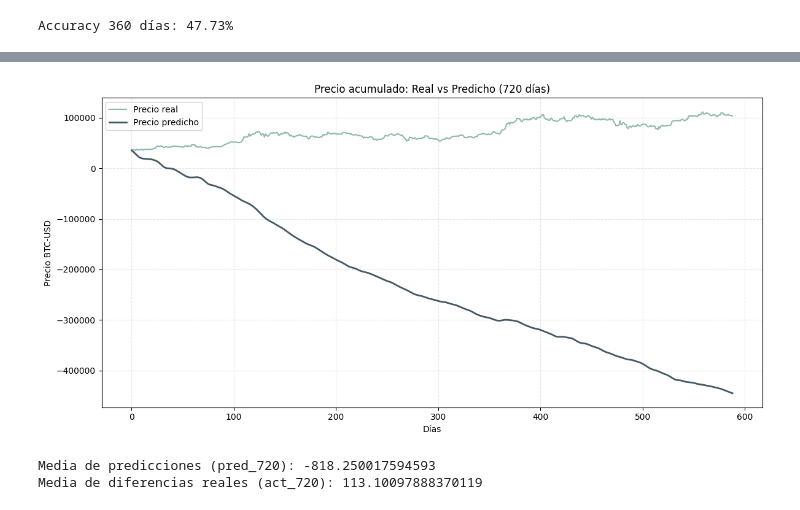
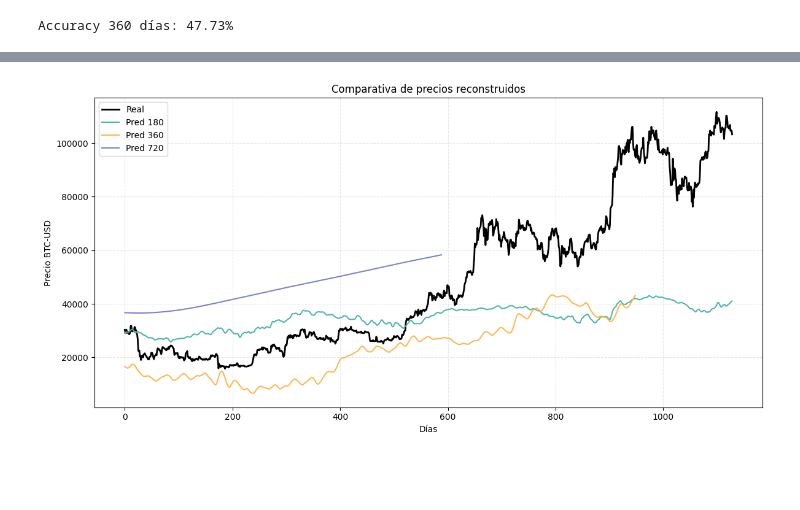
Before and after one commit to Israelamat/Price_prediction, a Jupyter notebook: btc/btc_predictor.ipynb, the cells around one changed output, grey strips where cells are left out. Saved outputs shown, nothing was run; the diff lists cells and outputs as text; code cells hidden in the pictures; blank space fills up the shorter version.

```diff
--- a/btc/btc_predictor.ipynb
+++ b/btc/btc_predictor.ipynb
@@ -302,35 +310,18 @@ print(f"Baseline accuracy: {baseline_acc:.2%}")
 Baseline accuracy: 47.63%
-# %%
-# Paso 1: Aseguramos longitudes iguales
-n = min(len(pred_720), len(act_720))
-pred_720 = pred_720[:n]
-act_720 = act_720[:n]
-
-# Paso 2: índice base (parte_c comienza justo después de parte_b + ventana)
-window_size = 720
-start_index = len(parte_a) + len(parte_b) + window_size
-start_price = btc_df["Close_BTC-USD"].iloc[start_index]
-
-# Paso 3: reconstrucción del precio
-precio_real = np.cumsum(act_720) + start_price
-precio_pred = np.cumsum(pred_720) + start_price
-
-# Paso 4: gráfico
-plt.figure(figsize=(12, 6))
-plt.plot(precio_real, label="Precio real", color='#8FB9A8')
-plt.plot(precio_pred, label="Precio predicho", color='#455A64', linewidth=2)
-plt.title("Precio acumulado: Real vs Predicho (720 días)")
-plt.xlabel("Días")
-plt.ylabel("Precio BTC-USD")
-plt.legend()
-plt.grid(True, linestyle='--', alpha=0.3)
-plt.tight_layout()
-plt.show()
-# %% [output]
-[figure, removed]
-# %%
-print("Media de predicciones (pred_720):", np.mean(pred_720))
-print("Media de diferencias reales (act_720):", np.mean(act_720))
-# %% [output]
-Media de predicciones (pred_720): -818.250017594593
-Media de diferencias reales (act_720): 113.10097888370119
+# %%
+plt.figure(figsize=(12, 6))
+plt.plot(np.cumsum(act_180) + btc_df["Close_BTC-USD"].iloc[-len(act_180)-1], label="Real", color='black', linewidth=2)
+
+plt.plot(np.cumsum(pred_180) + btc_df["Close_BTC-USD"].iloc[-len(pred_180)-1], label="Pred 180", color="#4DB6AC")
+plt.plot(np.cumsum(pred_360) + btc_df["Close_BTC-USD"].iloc[-len(pred_360)-1], label="Pred 360", color="#FFB74D")
+plt.plot(np.cumsum(pred_720) + btc_df["Close_BTC-USD"].iloc[-len(pred_720)-1], label="Pred 720", color="#7986CB")
+
+plt.title("Comparativa de precios reconstruidos")
+plt.xlabel("Días")
+plt.ylabel("Precio BTC-USD")
+plt.legend()
+plt.grid(True, linestyle='--', alpha=0.3)
+plt.tight_layout()
+plt.show()
+# %% [output]
+[figure, added]
```
Also changed, not shown: parts of 6 cells of this notebook, 4 other files.
